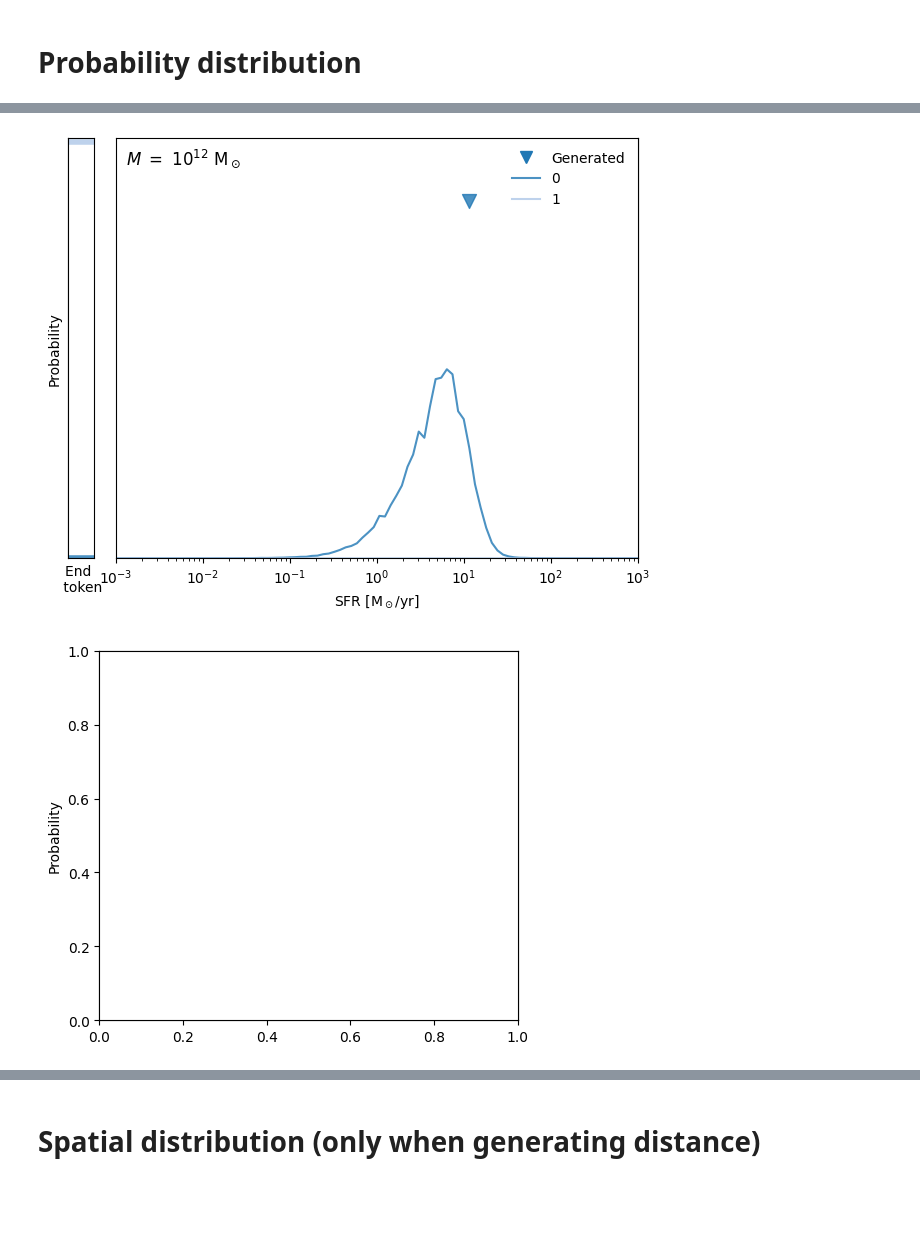
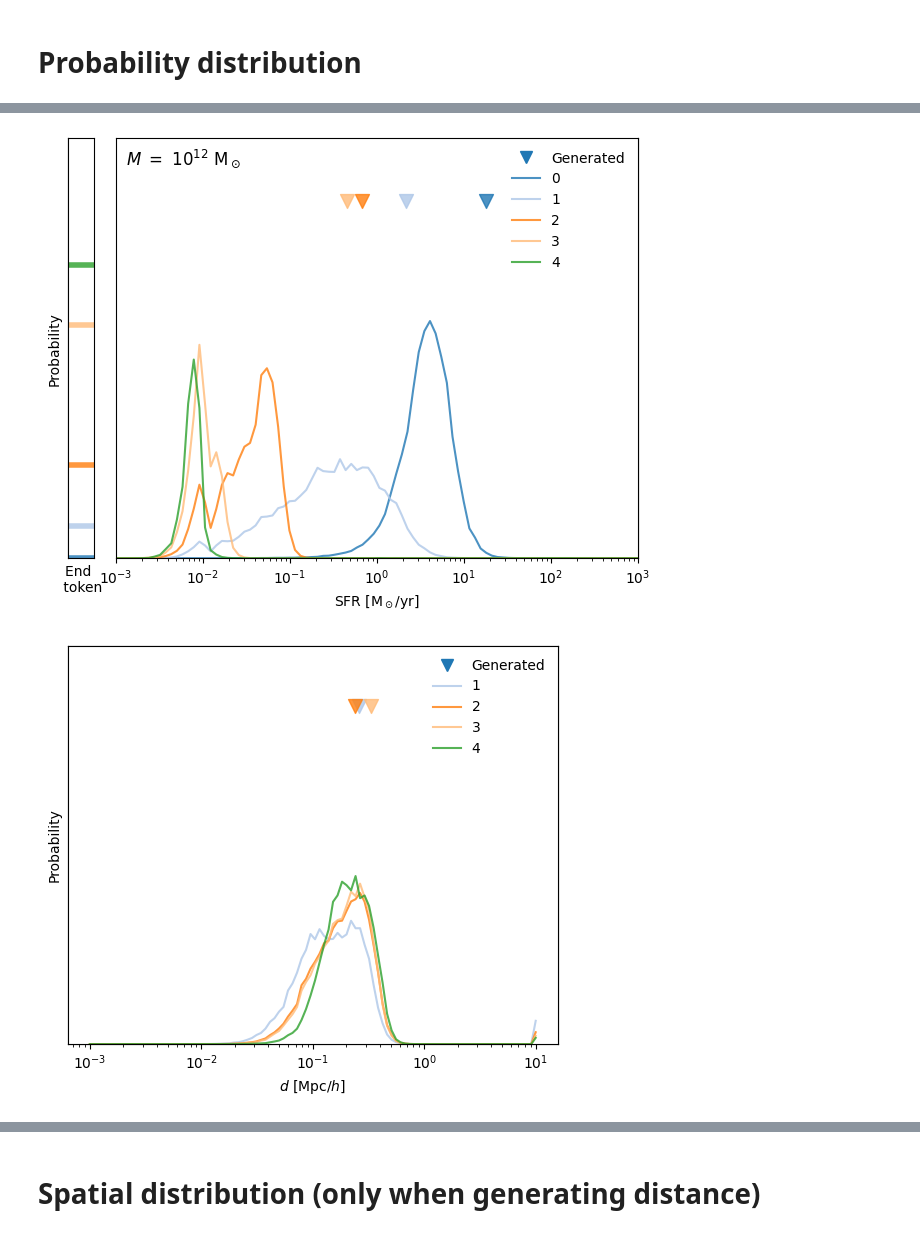
Before and after one commit to knmoriwaki/cosmoglint, a Jupyter notebook: notebooks/quick_check_halo_global_cond.ipynb, the cells around one changed output, grey strips where cells are left out. Saved outputs shown, nothing was run; the diff lists cells and outputs as text; code cells hidden in the pictures; blank space fills up the shorter version.

```diff
--- a/notebooks/quick_check_halo_global_cond.ipynb
+++ b/notebooks/quick_check_halo_global_cond.ipynb
@@ -22,7 +22,7 @@ from cosmoglint.model.transformer import transformer_model
 
 from matplotlib.colors import LogNorm
 
-gpu_id = 0
+gpu_id = 1
 device = torch.device("cuda:{:d}".format(gpu_id) if torch.cuda.is_available() else "cpu")
 
 def plot_running_mean(x, value, window_size, show_diff=False, ymin=None, **kwargs):
@@ -206,6 +206,7 @@ for i in tqdm(range(num_batch)):
 generated = torch.cat(generated, dim=0)
 
 if opt.use_flat_representation:
+    y_true = y_true.squeeze(-1).reshape(len(generated), -1, opt.num_features_in)
     generated = generated.squeeze(-1).reshape(len(generated), -1, opt.num_features_in)
 
 x_true = x_true[:,0].detach().cpu().numpy() # (batch, num_condition) -> (batch,)
@@ -694,7 +698,7 @@ for i in range(max_length_to_show):
                 hist_range = [[0,1],[0,1]]
                 extent = [0,1,0,1]
 
-                hist_t = np.histogram2d(x_true, y_true, bins=20, range=hist_range)
+                hist_t = np.histogram2d(x_true_iparam, y_true_iparam2, bins=20, range=hist_range)
                 if len(x_true) > 0 and np.sum(hist_t[0]) > 0:
                     grid_data, levels = compute_contour_levels(hist_t[0])
                     plt.contour(grid_data.T, extent=extent, colors=colors_red, levels=levels)
@@ -827,6 +870,8 @@ ValueError: cannot reshape array of size 792 into shape (50,4)
 # Probability distribution
 # %%
 import matplotlib.gridspec as gridspec
+
+generated_flat = generated.reshape(-1,4)
 
 cmap = plt.get_cmap("tab20")
 colors = [cmap(i) for i in range(20)] * 10
@@ -870,7 +915,7 @@ def show_prob(prob, generated, length, iparam=0, title=None, ylim=(0, 0.18), log
 
     convert = False if iparam == 2 else True
     val_phys = normalize( np.linspace(0, 1, opt.num_features_out), opt.output_features[iparam], opt.norm_param_dict, inverse=True, convert=convert)
-    gen_phys = normalize( generated[:,iparam], opt.output_features[iparam], opt.norm_param_dict, inverse=True, convert=convert)
+    gen_phys = normalize( generated_flat[:,iparam], opt.output_features[iparam], opt.norm_param_dict, inverse=True, convert=convert)
 
     if iparam != 2:
         ax.set_xscale("log")
@@ -962,9 +1007,16 @@ x_test_physical_unit = 12.00
 x_test = np.array([10**x_test_physical_unit] * 10)
 x_test = normalize(x_test, opt.input_features[0], opt.norm_param_dict)
 x_test = torch.tensor(x_test, dtype=torch.float32).to(device)
-global_cond = global_params[:len(x_test)]
+single_param = global_params_np[irun]
+global_params_all_np = np.tile(single_param, (len(x_test), 1))
+global_params_new = torch.tensor(global_params_all_np).float().to(device)
+global_cond = global_params_new[:len(x_test)]
 
 generated_test, prob = model.generate(x_test, global_cond=global_cond, prob_threshold=1e-5) #max_ids=max_ids)
+if opt.use_flat_representation:
+    generated_test = generated_test.reshape(-1, opt.max_length, opt.num_features_in)
+    prob = prob.reshape(-1, opt.max_length, opt.num_features_in, opt.num_features_out)
+
 generated_test = generated_test.detach().cpu().numpy()
 prob = prob.detach().cpu().numpy()
 
@@ -996,2 +1080,2 @@ IndexError: index 1 is out of bounds for axis 1 with size 1
-[figure, old version]
+[figure, new version]
-[figure, old version]
+[figure, new version]
```
Also changed, not shown: parts of 10 cells of this notebook, 3 other files.
